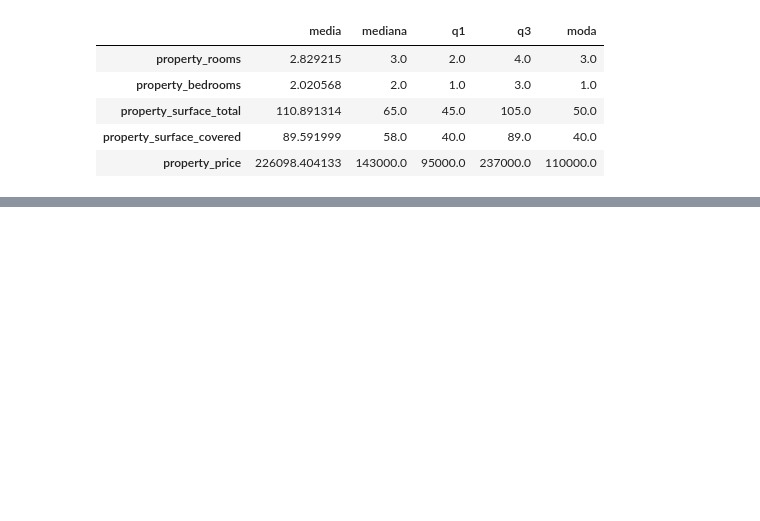
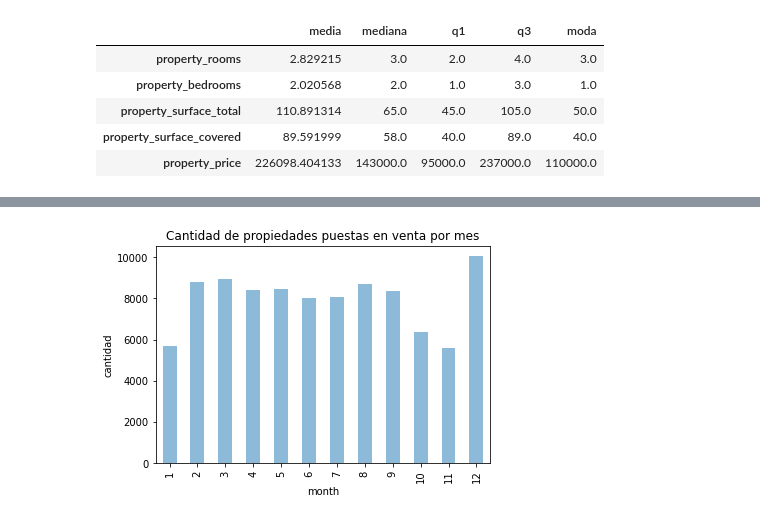
Before and after one commit to Fanusaez/7506R-2C2022-GRUPO13, a Jupyter notebook: 7506R_TP1_GRUPO13_ENTREGA.ipynb, the cells around one changed output, grey strips where cells are left out. Drawn from its saved outputs; the diff is of its cells as text; code cells hidden in the pictures; blank space fills up the shorter version.

```diff
--- a/7506R_TP1_GRUPO13_ENTREGA.ipynb
+++ b/7506R_TP1_GRUPO13_ENTREGA.ipynb
@@ -166,0 +192,9 @@ ds_cuantitativo = ds_exploracion.loc[:,["property_type"]]
+# %%
+ds_meses = ds_cualitativo.loc[:,["start_date"]]
+ds_meses["month"] = ds_meses["start_date"].dt.month
+ds_meses = ds_meses["month"].value_counts()
+ds_meses.sort_index(inplace=True)
+# %%
+grf_ds=ds_meses.plot.bar(alpha=0.5 , title="Cantidad de propiedades puestas en venta por mes" , xlabel="month" , ylabel="cantidad")
+# %% [output]
+[figure, added]
```
Also changed, not shown: parts of 11 cells of this notebook.
